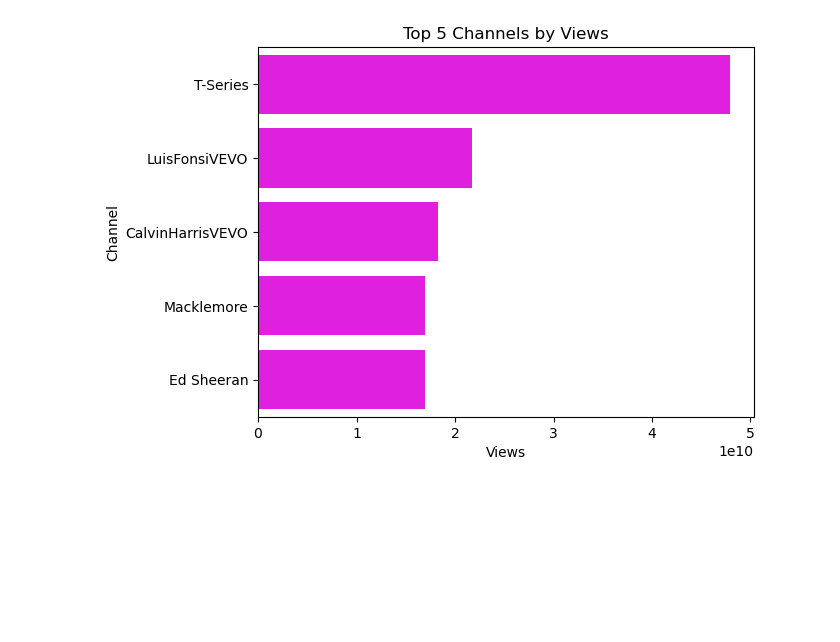
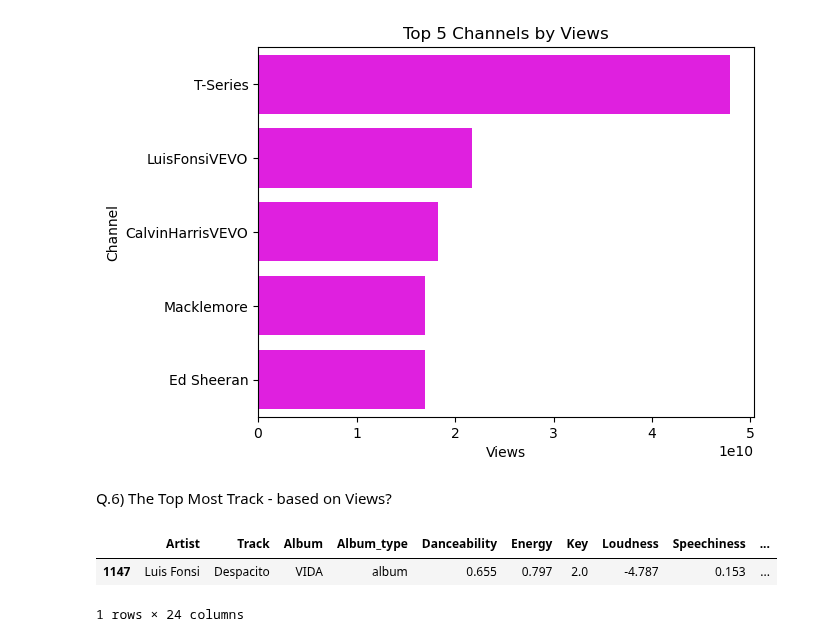
Before and after one commit to Lenmbugua/Analytics-Practice-Datasets, a Jupyter notebook: Spotify Youtube Dataset.ipynb, the cells around one changed output. Drawn from its saved outputs; the diff is of its cells as text; code cells hidden in the pictures; blank space fills up the shorter version.

Commit message:
Top most track based on views

```diff
--- a/Spotify Youtube Dataset.ipynb
+++ b/Spotify Youtube Dataset.ipynb
@@ -434,3 +434,11 @@ plt.ylabel('Channel')
 plt.show()
 # %% [output]
 [figure]
+# %% [markdown]
+Q.6) The Top Most Track - based on Views?
+# %%
+df.sort_values(by = 'Views', ascending = False).head(1)
+# %% [output]
+|  | Artist | Track | Album | Album_type | Danceability | Energy | Key | Loudness | Speechiness | ... |
+| 1147 | Luis Fonsi | Despacito | VIDA | album | 0.655 | 0.797 | 2.0 | -4.787 | 0.153 | ... |
+1 rows × 24 columns
```
